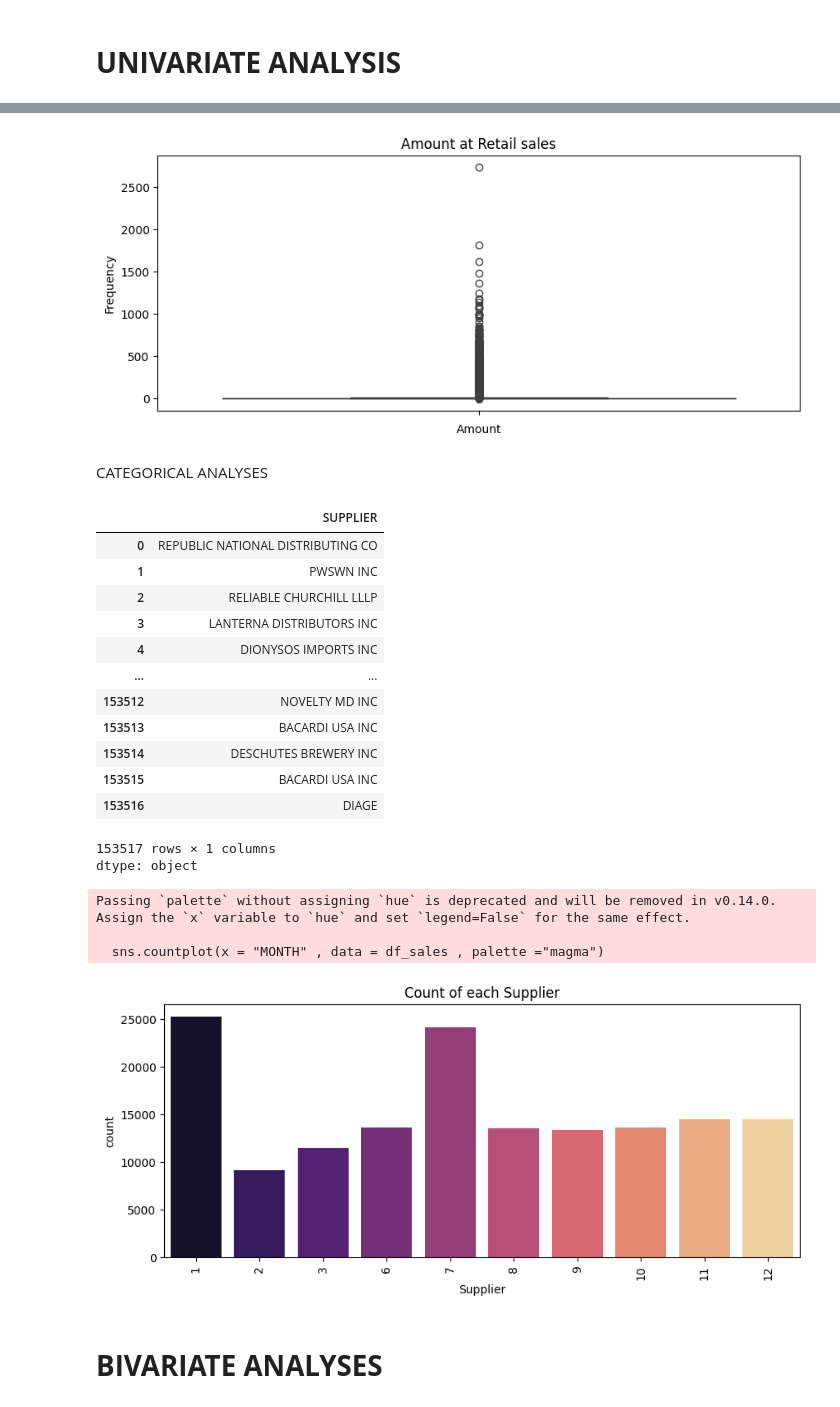
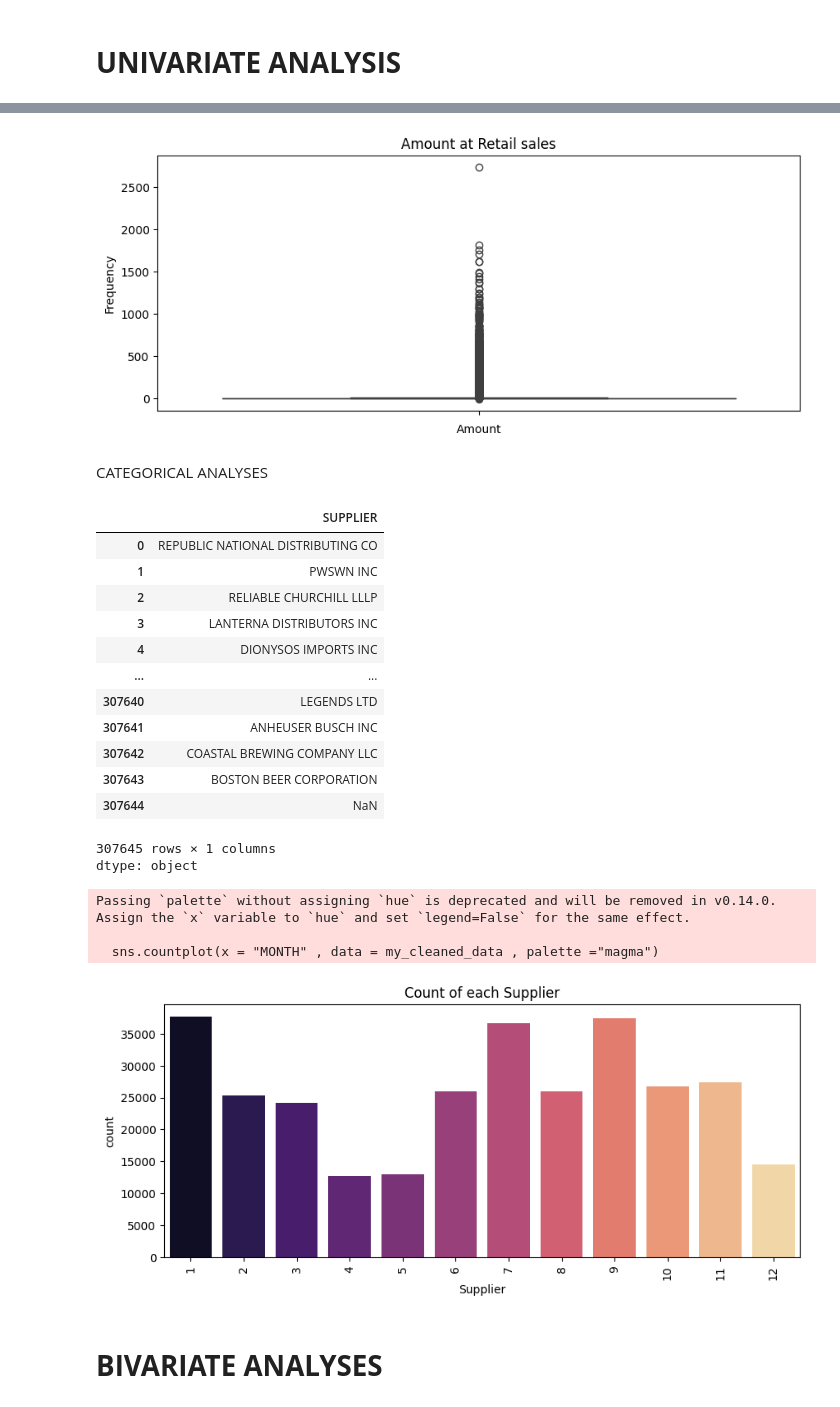
Before and after one commit to Ikeoluwa-2004/ACCESS-SAP-Data-Science-Track, a Jupyter notebook: Week3_Session5.ipynb, the cells around one changed output, grey strips where cells are left out. Cells and saved outputs as stored; diff of their text form; code cells hidden in the pictures.

```diff
--- a/Week3_Session5.ipynb
+++ b/Week3_Session5.ipynb
@@ -12,7 +12,7 @@ drive.mount('/content/drive')
 # %% [output]
 Drive already mounted at /content/drive; to attempt to forcibly remount, call drive.mount("/content/drive", force_remount=True).
 # %%
-df_sales = pd.read_csv("/content/Warehouse_and_Retail_Sales.csv")
+my_cleaned_data = pd.read_csv('/content/Cleaned_Sales_Data.csv')
 # %% [markdown]
 # **DATA** **OVERVIEW** **AND** **INSPECTION**
 # %%
@@ -190,17 +213,17 @@ dtype: float64
 # %%
 #boxplot#
 plt.figure(figsize=(10, 4))
-sns.boxplot(df_sales["RETAIL SALES"])
+sns.boxplot(my_cleaned_data["RETAIL SALES"])
 plt.title("Amount at Retail sales")
 plt.xlabel("Amount")
 plt.ylabel("Frequency")
 plt.show();
 # %% [output]
-[figure, old version]
+[figure, new version]
 # %% [markdown]
 CATEGORICAL ANALYSES
 # %%
-df_sales["SUPPLIER"]
+my_cleaned_data["SUPPLIER"]
 # %% [output]
 |  | SUPPLIER |
 | 0 | REPUBLIC NATIONAL DISTRIBUTING CO |
@@ -209,26 +232,26 @@ df_sales["SUPPLIER"]
 | 3 | LANTERNA DISTRIBUTORS INC |
 | 4 | DIONYSOS IMPORTS INC |
 | ... | ... |
-| 153512 | NOVELTY MD INC |
-| 153513 | BACARDI USA INC |
-| 153514 | DESCHUTES BREWERY INC |
-| 153515 | BACARDI USA INC |
-| 153516 | DIAGE |
+| 307640 | LEGENDS LTD |
+| 307641 | ANHEUSER BUSCH INC |
+| 307642 | COASTAL BREWING COMPANY LLC |
+| 307643 | BOSTON BEER CORPORATION |
+| 307644 | NaN |
-153517 rows × 1 columns
+307645 rows × 1 columns
 dtype: object
 # %%
 
 plt.figure(figsize=(10, 4))
-sns.countplot(x = "MONTH" , data = df_sales , palette ="magma")
+sns.countplot(x = "MONTH" , data = my_cleaned_data , palette ="magma")
 plt.xlabel("Supplier")
 plt.ylabel("count")
 plt.xticks(rotation=90)
 plt.title("Count of each Supplier")
 plt.show();
 # %% [output]
 Passing `palette` without assigning `hue` is deprecated and will be removed in v0.14.0. Assign the `x` variable to `hue` and set `legend=False` for the same effect.
 
-  sns.countplot(x = "MONTH" , data = df_sales , palette ="magma")
+  sns.countplot(x = "MONTH" , data = my_cleaned_data , palette ="magma")
-[figure, old version]
+[figure, new version]
 # %% [markdown]
 # **BIVARIATE** **ANALYSES**
```
Also changed, not shown: parts of 28 cells of this notebook.
